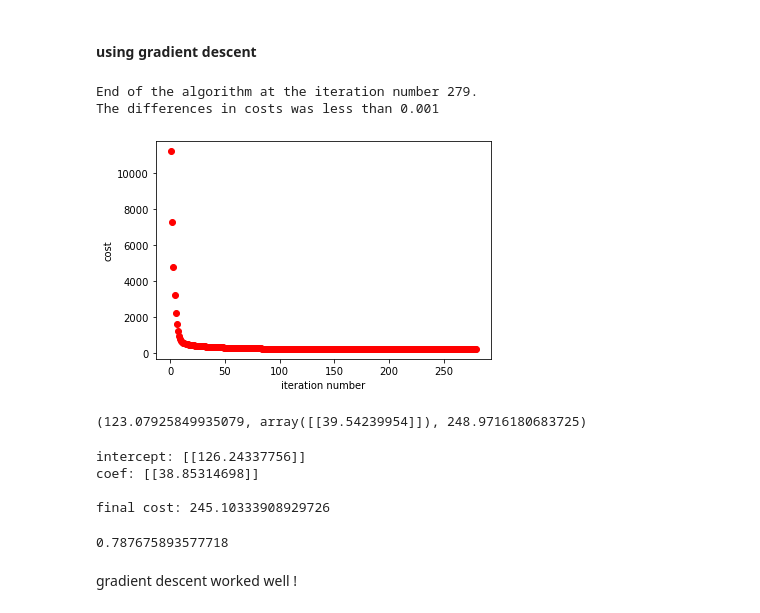
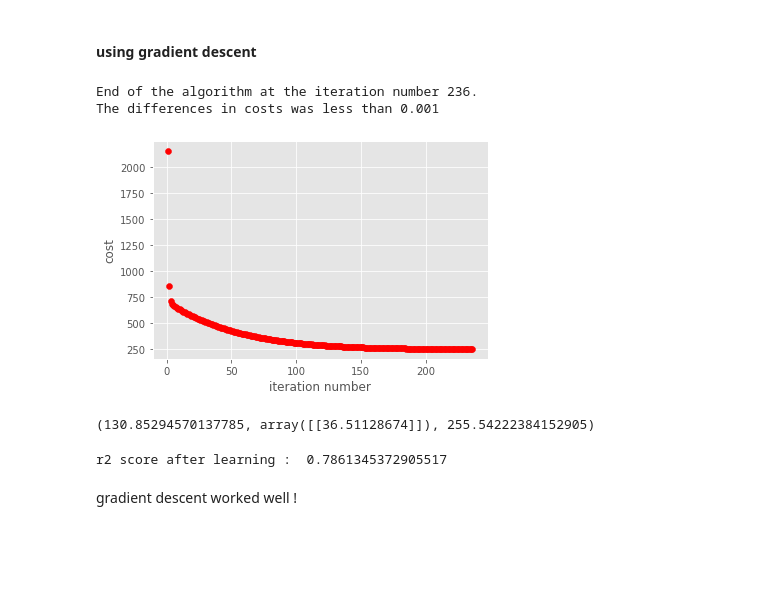
Before and after one commit to Itsmahdizare/machineLearning_f, a Jupyter notebook: Machine-learning-master/Supervised/Regression/Linear/FuelConsumptionCo2.ipynb, the cells around one changed output. Saved outputs shown, nothing was run; the diff lists cells and outputs as text; code cells hidden in the pictures; blank space fills up the shorter version.

```diff
--- a/Machine-learning-master/Supervised/Regression/Linear/FuelConsumptionCo2.ipynb
+++ b/Machine-learning-master/Supervised/Regression/Linear/FuelConsumptionCo2.ipynb
@@ -31,21 +34,26 @@ sys.path.append(r'C:\Users\thisi\_machineLearning_f\Machine-learning-master\Supe
 # %%
+########################
+
 from matplotlib import numpy as np, pyplot as plt
 import pandas as pd
 from sklearn.linear_model import LinearRegression
-from sklearn.metrics import r2_score
+from sklearn.model_selection import KFold,train_test_split
+from sklearn.metrics import r2_score, accuracy_score
 import seaborn as sns
+import warnings
 
 #local modules
 import errors as e
+import preprocessing as prc
 import models
-import preprocessing as prc
 
+plt.style.use('ggplot')
 %matplotlib inline
+warnings.filterwarnings(action='ignore')
 # %% [markdown]
 ## loading data
 # %%
-url = 'https://s3-api.us-geo.objectstorage.softlayer.net/cf-courses-data/CognitiveClass/ML0101ENv3/labs/FuelConsumptionCo2.csv'
-df = pd.read_csv(url)
+df = pd.read_csv('https://s3-api.us-geo.objectstorage.softlayer.net/cf-courses-data/CognitiveClass/ML0101ENv3/labs/FuelConsumptionCo2.csv')
 # %% [markdown]
 ## take a look at  the dataset.
 # %%
@@ -134,10 +138,7 @@ plt.show()
 sample_data = np.asarray(df[['ENGINESIZE', 'CO2EMISSIONS']])
 x = sample_data[:, 0]
 y = sample_data[:, 1].reshape(-1,1)
-w = np.random.randn(
-    1, 1)
-bias = 1
-model = models.LinearLogisticRegression(x=x,y=y,w=w,bias=1,tag='LinearRegression',standard=False)
-del x ; del y
+w0 = np.ones((1,1))
+model = models.LinearLogisticRegression(x=x,y=y,w=w0,kind='LinearRegression',standard=False,bias =1,alpha=.1)
 # %%
 # plotting the new data
@@ -159,3 +156,6 @@ train_x, test_x, train_y, test_y = prc.split_train_test(model.x,model.y)
+# %%
+x = prc.standardization(x,just_mean=True)
+train_x, test_x, train_y, test_y = prc.split_train_test(model.x,model.y,shuffle=False)
 # %%
 clf = LinearRegression()
 clf.fit(train_x, train_y)
@@ -174,24 +175,18 @@ r2 score after learning :  0.7861345372905517
 # %% [markdown]
 #### using gradient descent
 # %%
-model.gradient_descent(x=train_x,y=train_y,los='MSE',Type='mini-batch',inplace=False,lr=.5,converLim=.001,maxIter=500,plot_j=True)
+GD = model.gradient_descent(x=train_x,y=train_y,los= 'VEC_MSE',Type='mini-batch',verbose=0,inplace=False,lr=.2,converLim=.001,maxIter=500,plot_j=True)
+GD
 # %% [output]
-End of the algorithm at the iteration number 279.
+End of the algorithm at the iteration number 236.
 The differences in costs was less than 0.001
-[figure, old version]
+[figure, new version]
-(123.07925849935079, array([[39.54239954]]), 248.9716180683725)
+(130.85294570137785, array([[36.51128674]]), 255.54222384152905)
-# %%
-print(f'''intercept: {model.intercept_}\ncoef: {model.coef_}\n\nfinal cost: {optim[-1]}''')
-# %% [output]
-intercept: [[126.24337756]]
-coef: [[38.85314698]]
-
-final cost: 245.10333908929726
 # %%
-Pred = model.Hyp(x = test_x, w0 = optim[0])
-r2_score(test_y, Pred)
+Pred = model.predict(x = test_x, bias = GD[0],w = GD[1])
+print(f'r2 score after learning :  {r2_score(test_y, p)}')
 # %% [output]
-0.787675893577718
+r2 score after learning :  0.7861345372905517
 # %% [markdown]
 gradient descent worked well !
 # %% [markdown]
```
Also changed, not shown: parts of 26 cells of this notebook, 1 other file.
